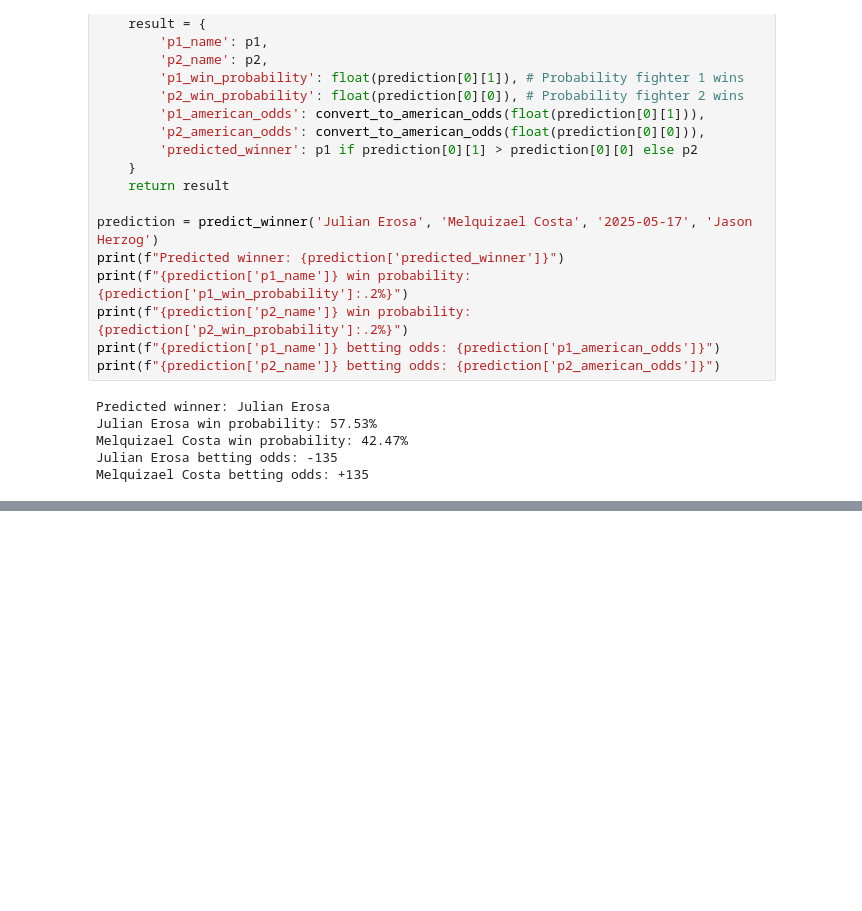
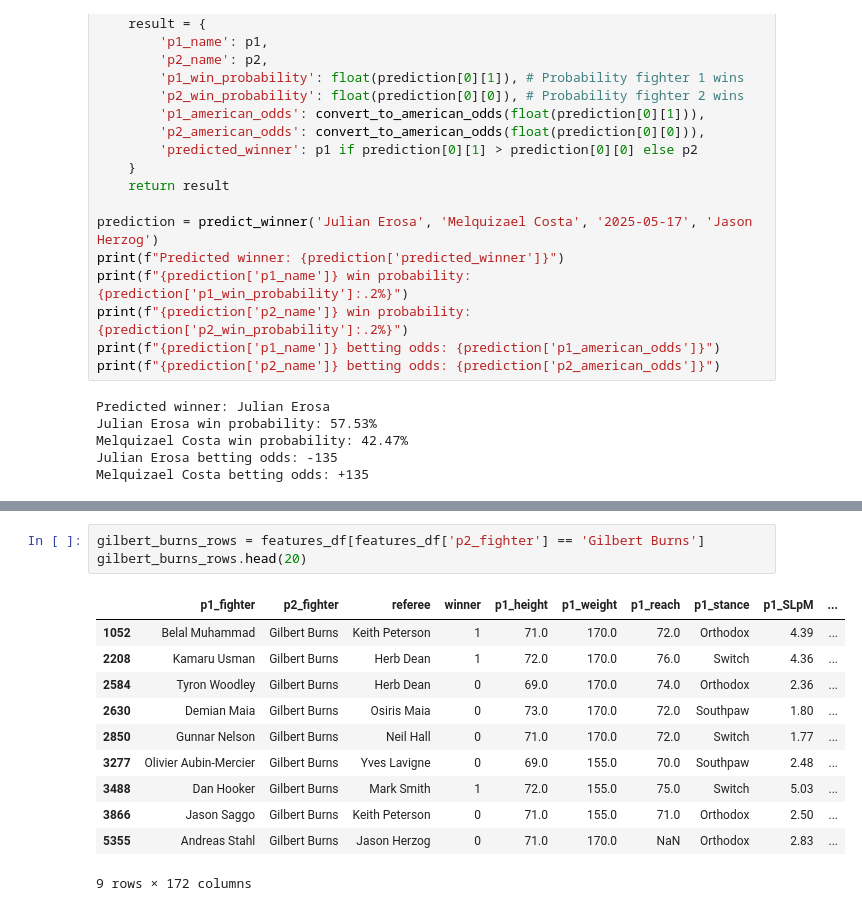
Before and after one commit to ndhaliwal59/ufcPredictor, a Jupyter notebook: headTohead.ipynb, the cells around one changed output, grey strips where cells are left out. Saved outputs shown, nothing was run; the diff lists cells and outputs as text; blank space fills up the shorter version.

```diff
--- a/headTohead.ipynb
+++ b/headTohead.ipynb
@@ -371,0 +395,15 @@ Melquizael Costa betting odds: +135
+# %%
+gilbert_burns_rows = features_df[features_df['p2_fighter'] == 'Gilbert Burns']
+gilbert_burns_rows.head(20)
+# %% [output]
+|  | p1_fighter | p2_fighter | referee | winner | p1_height | p1_weight | p1_reach | p1_stance | p1_SLpM | ... |
+| 1052 | Belal Muhammad | Gilbert Burns | Keith Peterson | 1 | 71.0 | 170.0 | 72.0 | Orthodox | 4.39 | ... |
+| 2208 | Kamaru Usman | Gilbert Burns | Herb Dean | 1 | 72.0 | 170.0 | 76.0 | Switch | 4.36 | ... |
+| 2584 | Tyron Woodley | Gilbert Burns | Herb Dean | 0 | 69.0 | 170.0 | 74.0 | Orthodox | 2.36 | ... |
+| 2630 | Demian Maia | Gilbert Burns | Osiris Maia | 0 | 73.0 | 170.0 | 72.0 | Southpaw | 1.80 | ... |
+| 2850 | Gunnar Nelson | Gilbert Burns | Neil Hall | 0 | 71.0 | 170.0 | 72.0 | Switch | 1.77 | ... |
+| 3277 | Olivier Aubin-Mercier | Gilbert Burns | Yves Lavigne | 0 | 69.0 | 155.0 | 70.0 | Southpaw | 2.48 | ... |
+| 3488 | Dan Hooker | Gilbert Burns | Mark Smith | 1 | 72.0 | 155.0 | 75.0 | Switch | 5.03 | ... |
+| 3866 | Jason Saggo | Gilbert Burns | Keith Peterson | 0 | 71.0 | 155.0 | 71.0 | Orthodox | 2.50 | ... |
+| 5355 | Andreas Stahl | Gilbert Burns | Jason Herzog | 0 | 71.0 | 170.0 | NaN | Orthodox | 2.83 | ... |
+9 rows × 172 columns
```
Also changed, not shown: parts of 1 cell of this notebook, 2 other files.
